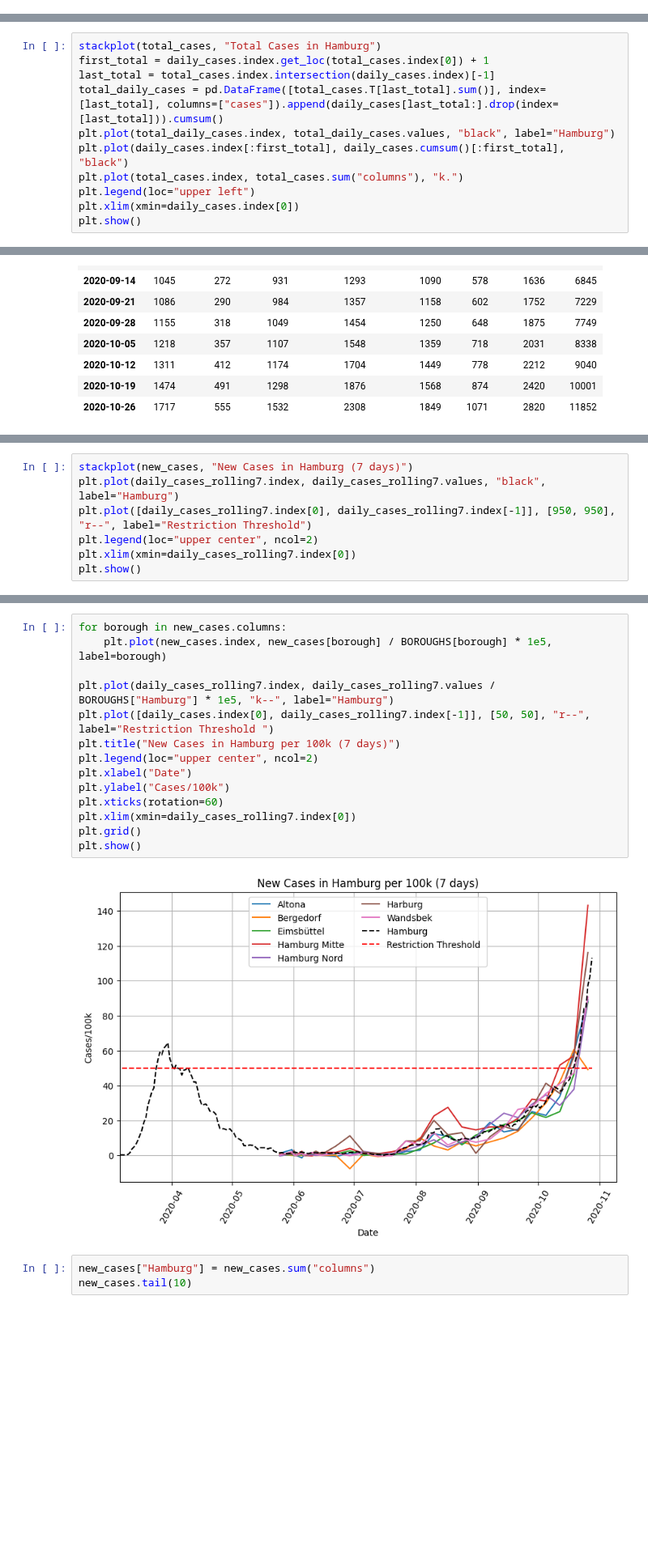
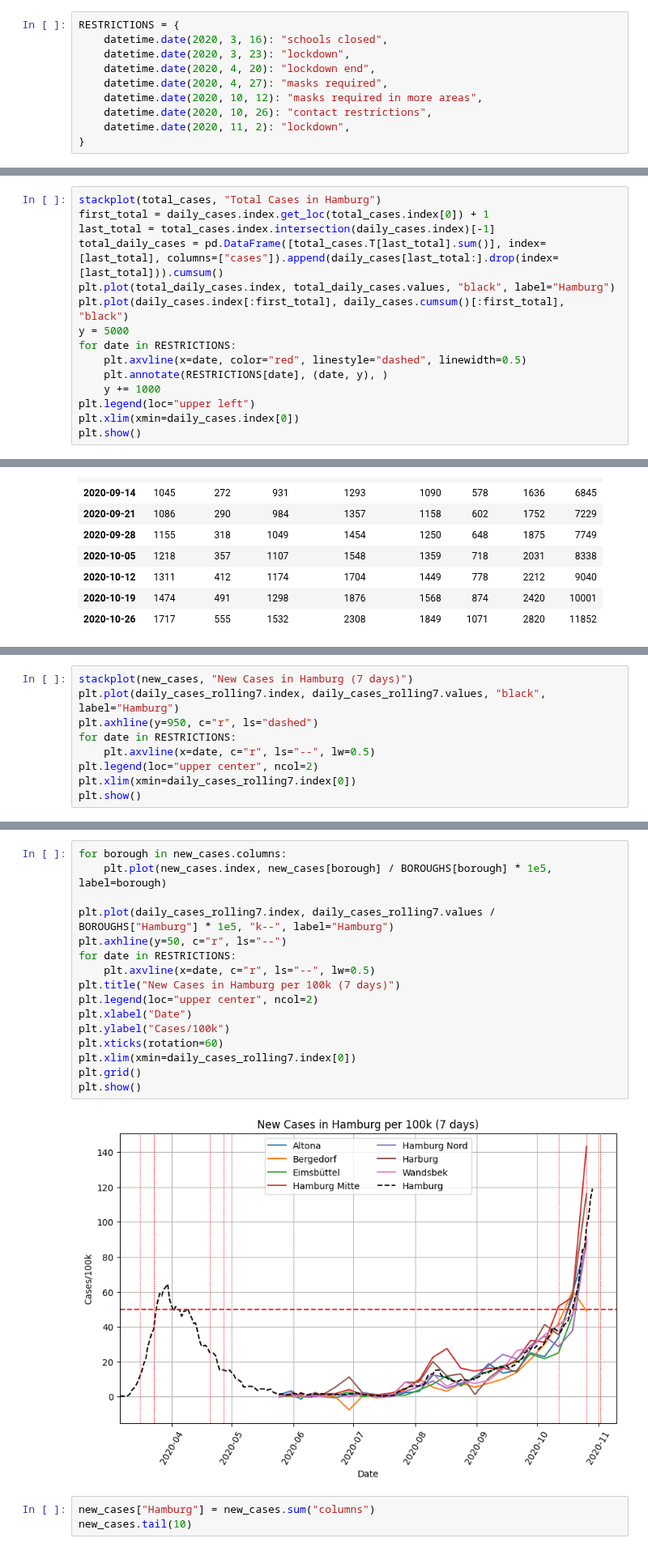
Before and after one commit to b3orn/corona-hamburg, a Jupyter notebook: corona-hamburg.ipynb, the cells around one changed output, grey strips where cells are left out. Shown at 81% size. Saved outputs shown, nothing was run; the diff lists cells and outputs as text; blank space fills up the shorter version.

```diff
--- a/corona-hamburg.ipynb
+++ b/corona-hamburg.ipynb
@@ -24,6 +24,16 @@ BOROUGHS = {
     "Wandsbek": 441012,
     "Hamburg": 1899160,
 }
+# %%
+RESTRICTIONS = {
+    datetime.date(2020, 3, 16): "schools closed",
+    datetime.date(2020, 3, 23): "lockdown",
+    datetime.date(2020, 4, 20): "lockdown end",
+    datetime.date(2020, 4, 27): "masks required",
+    datetime.date(2020, 10, 12): "masks required in more areas",
+    datetime.date(2020, 10, 26): "contact restrictions",
+    datetime.date(2020, 11, 2): "lockdown",
+}
 # %%
 def parse_data(src):
     soup = bs4.BeautifulSoup(src)
@@ -139,7 +149,11 @@ last_total = total_cases.index.intersection(daily_cases.index)[-1]
 total_daily_cases = pd.DataFrame([total_cases.T[last_total].sum()], index=[last_total], columns=["cases"]).append(daily_cases[last_total:].drop(index=[last_total])).cumsum()
 plt.plot(total_daily_cases.index, total_daily_cases.values, "black", label="Hamburg")
 plt.plot(daily_cases.index[:first_total], daily_cases.cumsum()[:first_total], "black")
-plt.plot(total_cases.index, total_cases.sum("columns"), "k.")
+y = 5000
+for date in RESTRICTIONS:
+    plt.axvline(x=date, color="red", linestyle="dashed", linewidth=0.5)
+    plt.annotate(RESTRICTIONS[date], (date, y), )
+    y += 1000
 plt.legend(loc="upper left")
 plt.xlim(xmin=daily_cases.index[0])
 plt.show()
@@ -169,7 +183,9 @@ total_daily_cases.T
 # %%
 stackplot(new_cases, "New Cases in Hamburg (7 days)")
 plt.plot(daily_cases_rolling7.index, daily_cases_rolling7.values, "black", label="Hamburg")
-plt.plot([daily_cases_rolling7.index[0], daily_cases_rolling7.index[-1]], [950, 950], "r--", label="Restriction Threshold")
+plt.axhline(y=950, c="r", ls="dashed")
+for date in RESTRICTIONS:
+    plt.axvline(x=date, c="r", ls="--", lw=0.5)
 plt.legend(loc="upper center", ncol=2)
 plt.xlim(xmin=daily_cases_rolling7.index[0])
 plt.show()
@@ -178,19 +194,21 @@ plt.show()
 # %%
 for borough in new_cases.columns:
     plt.plot(new_cases.index, new_cases[borough] / BOROUGHS[borough] * 1e5, label=borough)
 
 plt.plot(daily_cases_rolling7.index, daily_cases_rolling7.values / BOROUGHS["Hamburg"] * 1e5, "k--", label="Hamburg")
-plt.plot([daily_cases.index[0], daily_cases_rolling7.index[-1]], [50, 50], "r--", label="Restriction Threshold ")
+plt.axhline(y=50, c="r", ls="--")
+for date in RESTRICTIONS:
+    plt.axvline(x=date, c="r", ls="--", lw=0.5)
 plt.title("New Cases in Hamburg per 100k (7 days)")
 plt.legend(loc="upper center", ncol=2)
 plt.xlabel("Date")
 plt.ylabel("Cases/100k")
 plt.xticks(rotation=60)
 plt.xlim(xmin=daily_cases_rolling7.index[0])
 plt.grid()
 plt.show()
 # %% [output]
-[figure, old version]
+[figure, new version]
 # %%
 new_cases["Hamburg"] = new_cases.sum("columns")
 new_cases.tail(10)
```
Also changed, not shown: parts of 6 cells of this notebook, 1 other file.
